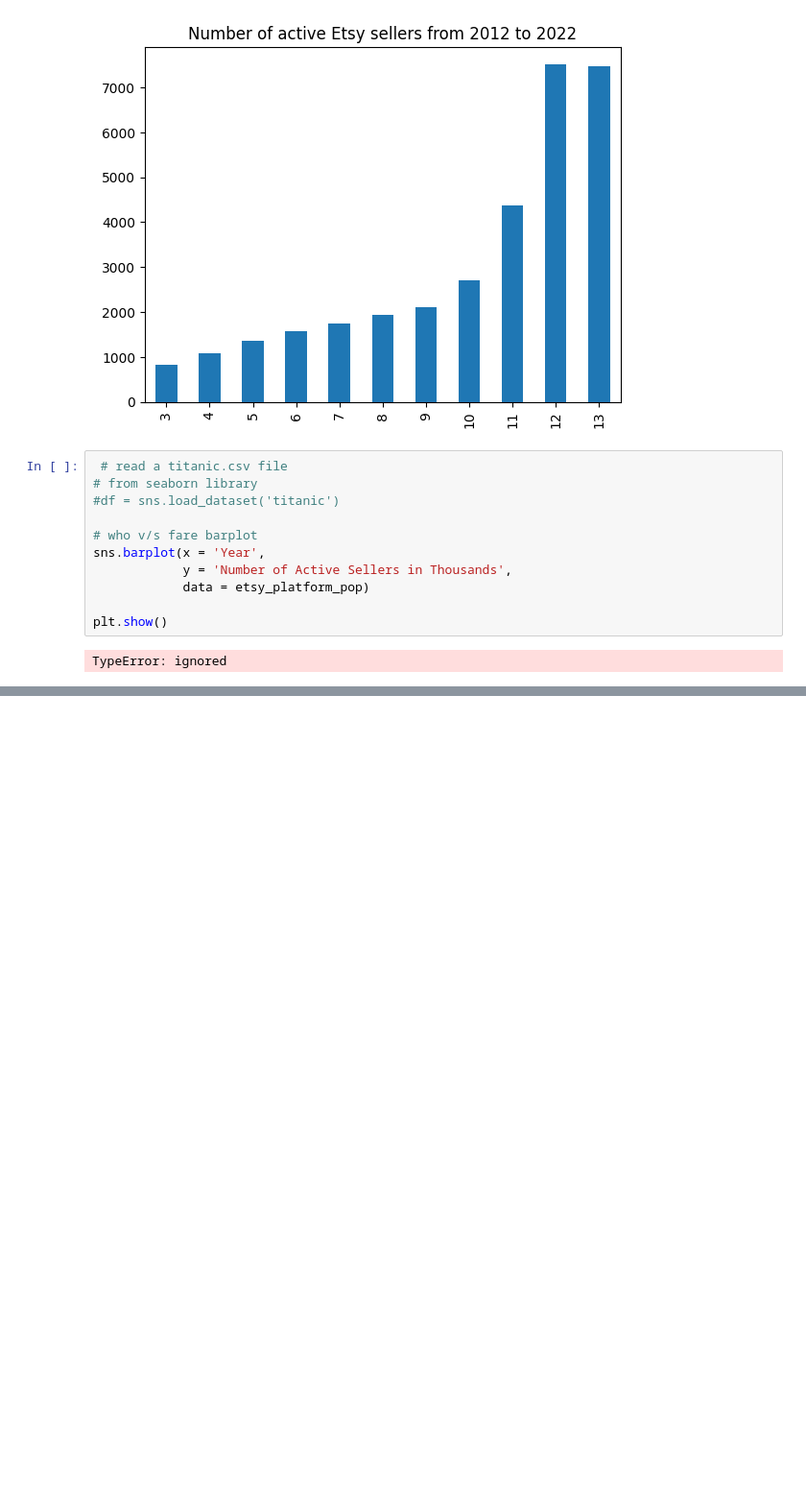
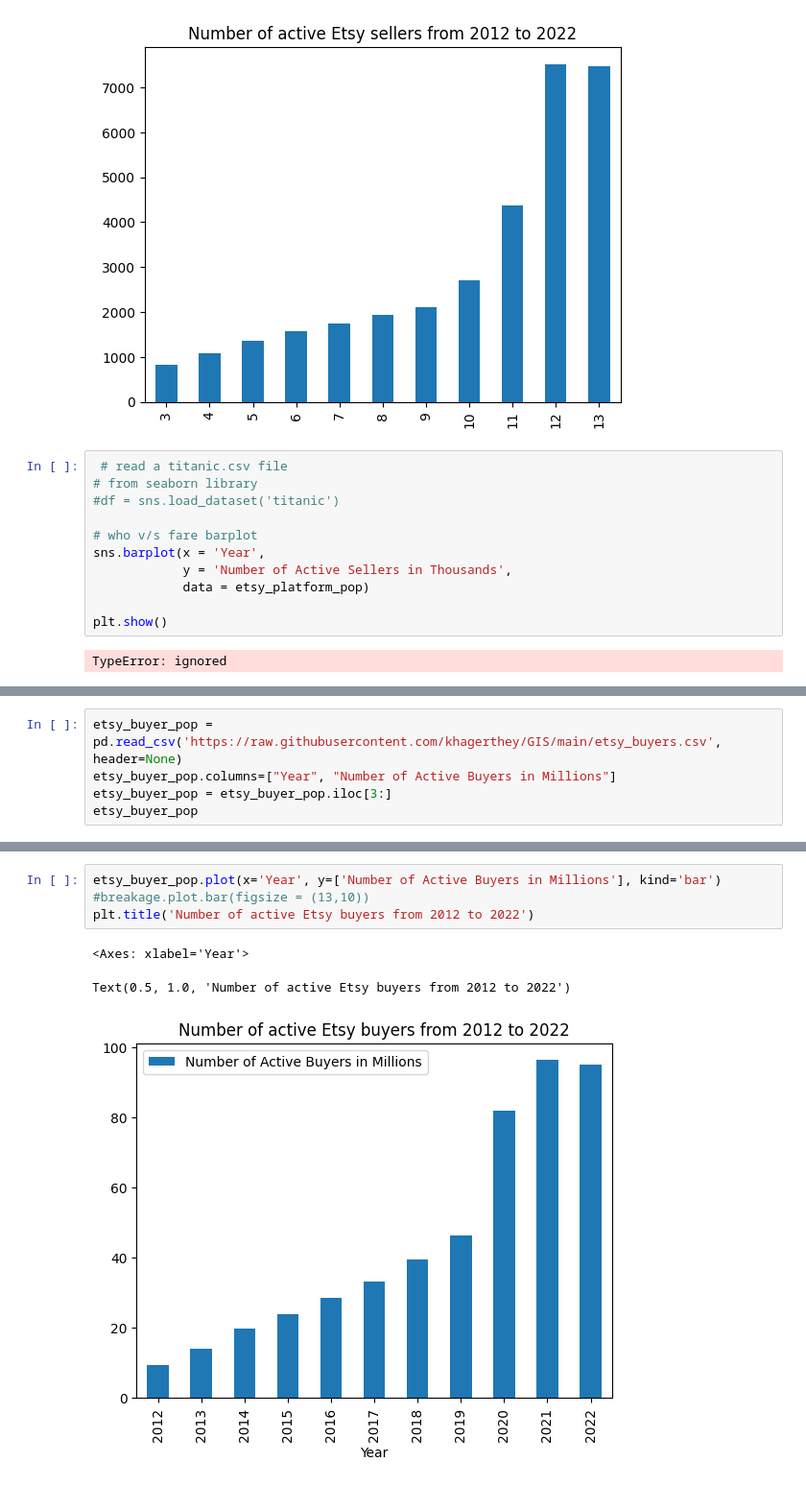
Before and after one commit to khagerthey/GIS, a Jupyter notebook: PS2.ipynb, the cells around one changed output, grey strips where cells are left out. Shown at 96% size. Drawn from its saved outputs; the diff is of its cells as text; blank space fills up the shorter version.

```diff
--- a/PS2.ipynb
+++ b/PS2.ipynb
@@ -330,0 +334,5 @@ https://drive.google.com/drive/u/0/my-drive
+# %%
+etsy_buyer_pop = pd.read_csv('https://raw.githubusercontent.com/khagerthey/GIS/main/etsy_buyers.csv', header=None)
+etsy_buyer_pop.columns=["Year", "Number of Active Buyers in Millions"]
+etsy_buyer_pop = etsy_buyer_pop.iloc[3:]
+etsy_buyer_pop
@@ -330,0 +352,8 @@ https://drive.google.com/drive/u/0/my-drive
+# %%
+etsy_buyer_pop.plot(x='Year', y=['Number of Active Buyers in Millions'], kind='bar')
+#breakage.plot.bar(figsize = (13,10))
+plt.title('Number of active Etsy buyers from 2012 to 2022')
+# %% [output]
+<Axes: xlabel='Year'>
+Text(0.5, 1.0, 'Number of active Etsy buyers from 2012 to 2022')
+[figure, added]
```
Also changed, not shown: parts of 6 cells of this notebook.
